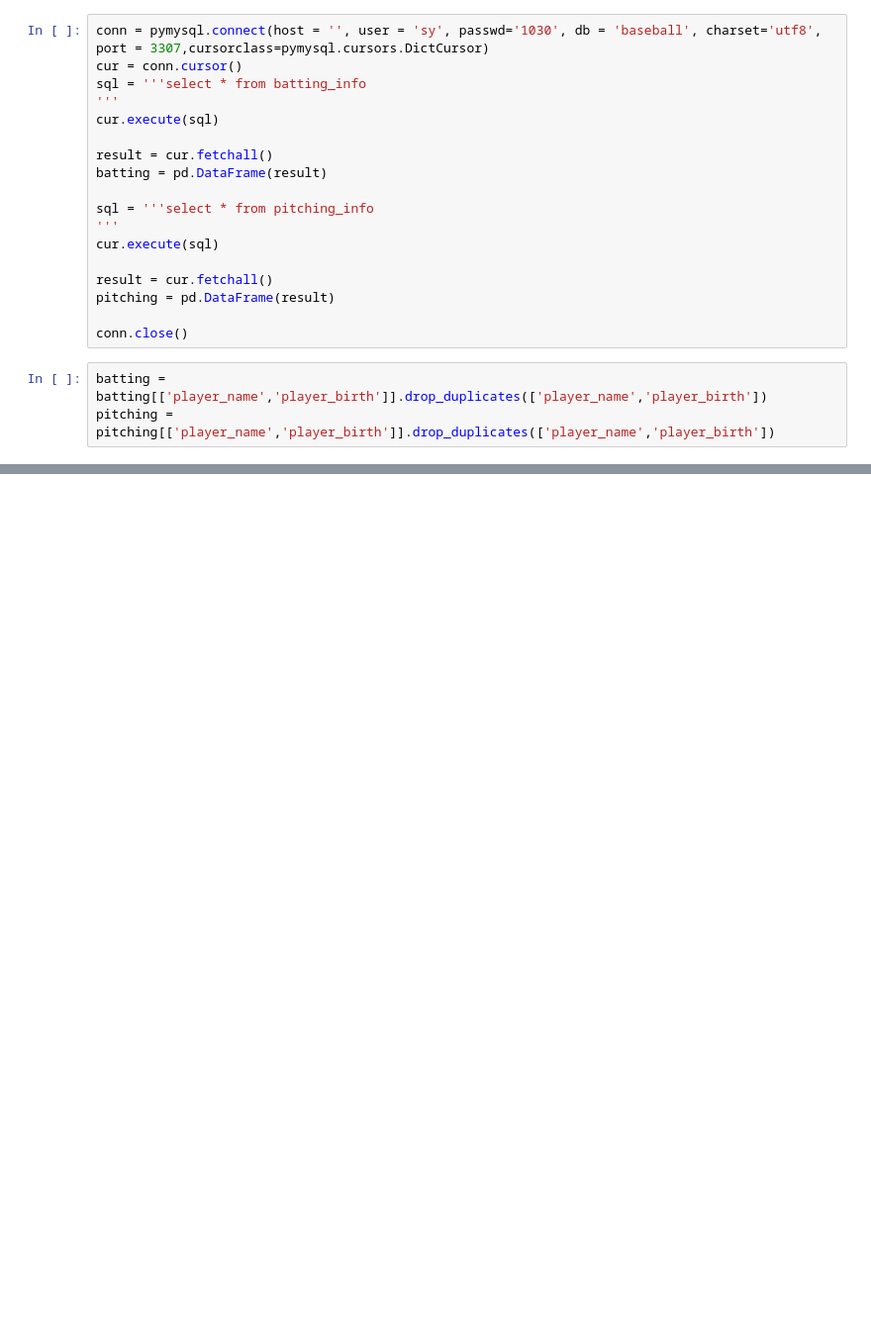
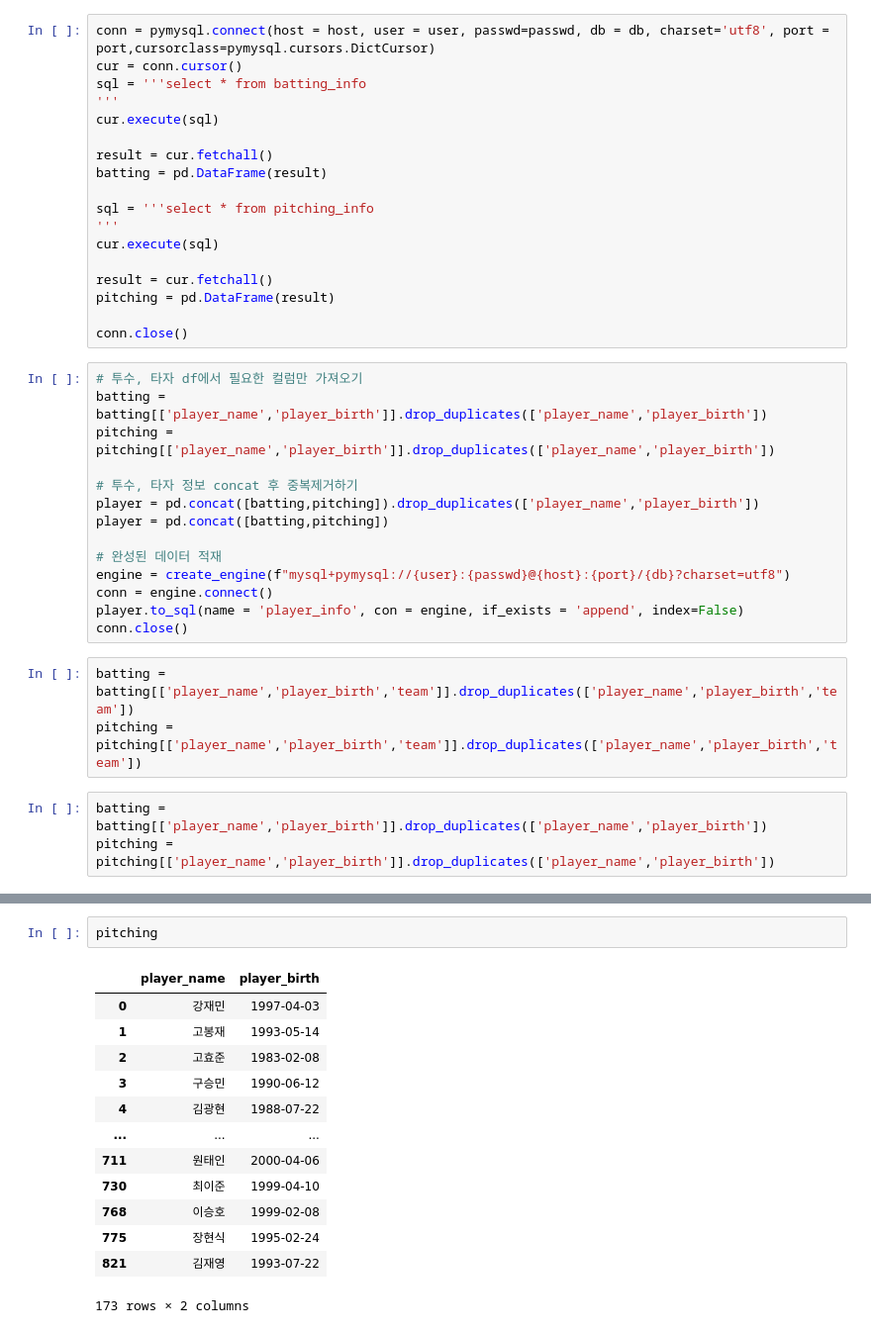
Before and after one commit to sum9611/airflow_docker, a Jupyter notebook: notebookfile/ETL.ipynb, the cells around one changed output, grey strips where cells are left out. Shown at 99% size. Saved outputs shown, nothing was run; the diff lists cells and outputs as text; blank space fills up the shorter version.

```diff
--- a/notebookfile/ETL.ipynb
+++ b/notebookfile/ETL.ipynb
@@ -6,7 +18,7 @@ from sqlalchemy import create_engine
 # %% [markdown]
 # 선수 테이블 생성하기
 # %%
-conn = pymysql.connect(host = '', user = 'sy', passwd='1030', db = 'baseball', charset='utf8', port = 3307,cursorclass=pymysql.cursors.DictCursor)
+conn = pymysql.connect(host = host, user = user, passwd=passwd, db = db, charset='utf8', port = port,cursorclass=pymysql.cursors.DictCursor)
 cur = conn.cursor()
 sql = '''select * from batting_info
 '''
@@ -23,6 +35,23 @@ result = cur.fetchall()
 pitching = pd.DataFrame(result)
 
 conn.close()
+# %%
+# 투수, 타자 df에서 필요한 컬럼만 가져오기
+batting = batting[['player_name','player_birth']].drop_duplicates(['player_name','player_birth'])
+pitching = pitching[['player_name','player_birth']].drop_duplicates(['player_name','player_birth'])
+
+# 투수, 타자 정보 concat 후 중복제거하기
+player = pd.concat([batting,pitching]).drop_duplicates(['player_name','player_birth'])
+player = pd.concat([batting,pitching])
+
+# 완성된 데이터 적재
+engine = create_engine(f"mysql+pymysql://{user}:{passwd}@{host}:{port}/{db}?charset=utf8")
+conn = engine.connect()
+player.to_sql(name = 'player_info', con = engine, if_exists = 'append', index=False)
+conn.close()
+# %%
+batting = batting[['player_name','player_birth','team']].drop_duplicates(['player_name','player_birth','team'])
+pitching = pitching[['player_name','player_birth','team']].drop_duplicates(['player_name','player_birth','team'])
 # %%
 batting = batting[['player_name','player_birth']].drop_duplicates(['player_name','player_birth'])
 pitching = pitching[['player_name','player_birth']].drop_duplicates(['player_name','player_birth'])
@@ -45,0 +62,16 @@ player
+# %%
+pitching
+# %% [output]
+|  | player_name | player_birth |
+| 0 | 강재민 | 1997-04-03 |
+| 1 | 고봉재 | 1993-05-14 |
+| 2 | 고효준 | 1983-02-08 |
+| 3 | 구승민 | 1990-06-12 |
+| 4 | 김광현 | 1988-07-22 |
+| ... | ... | ... |
+| 711 | 원태인 | 2000-04-06 |
+| 730 | 최이준 | 1999-04-10 |
+| 768 | 이승호 | 1999-02-08 |
+| 775 | 장현식 | 1995-02-24 |
+| 821 | 김재영 | 1993-07-22 |
+173 rows × 2 columns
```
Also changed, not shown: parts of 13 cells of this notebook, 4 other files.
